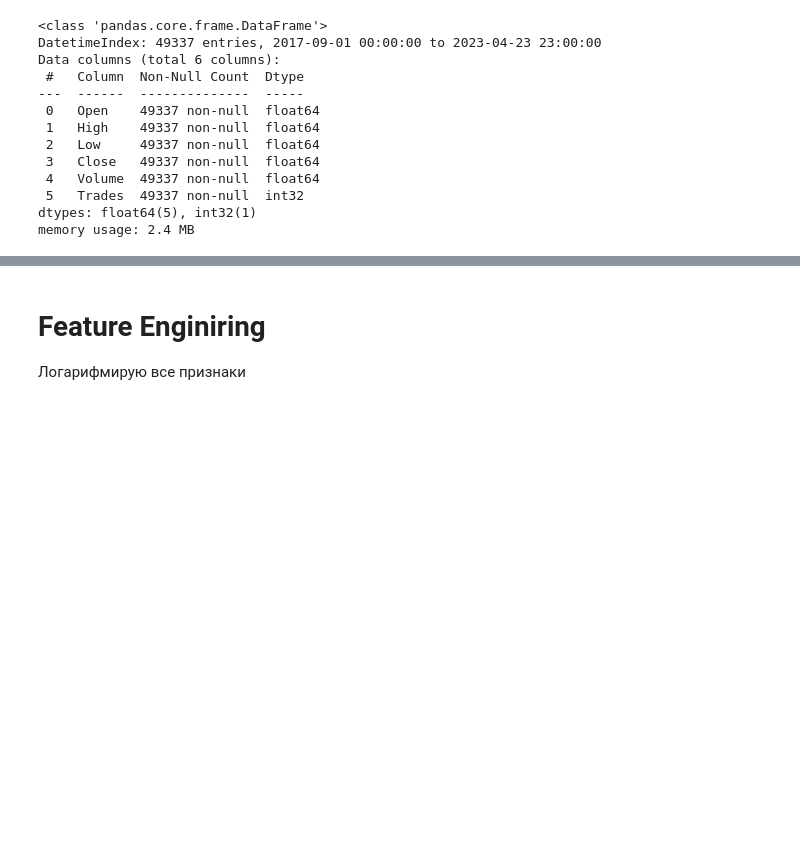
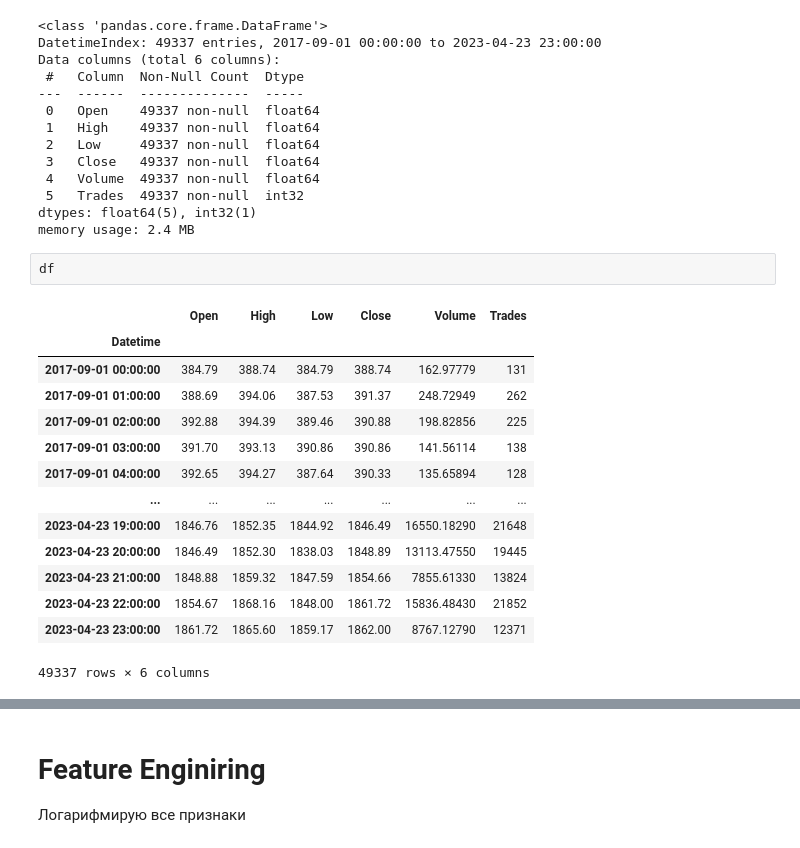
Before and after one commit to Chepell/SF_DS_Pro, a Jupyter notebook: 01_TensorFlow/ETH_Baseline_Classification.ipynb, the cells around one changed output, grey strips where cells are left out. Cells and saved outputs as stored; diff of their text form; blank space fills up the shorter version.

```diff
--- a/01_TensorFlow/ETH_Baseline_Classification.ipynb
+++ b/01_TensorFlow/ETH_Baseline_Classification.ipynb
@@ -95,3 +96,20 @@ Data columns (total 6 columns):
  5   Trades  49337 non-null  int32
 dtypes: float64(5), int32(1)
 memory usage: 2.4 MB
+# %%
+df
+# %% [output]
+|  | Open | High | Low | Close | Volume | Trades |
+| Datetime |  |  |  |  |  |  |
+| 2017-09-01 00:00:00 | 384.79 | 388.74 | 384.79 | 388.74 | 162.97779 | 131 |
+| 2017-09-01 01:00:00 | 388.69 | 394.06 | 387.53 | 391.37 | 248.72949 | 262 |
+| 2017-09-01 02:00:00 | 392.88 | 394.39 | 389.46 | 390.88 | 198.82856 | 225 |
+| 2017-09-01 03:00:00 | 391.70 | 393.13 | 390.86 | 390.86 | 141.56114 | 138 |
+| 2017-09-01 04:00:00 | 392.65 | 394.27 | 387.64 | 390.33 | 135.65894 | 128 |
+| ... | ... | ... | ... | ... | ... | ... |
+| 2023-04-23 19:00:00 | 1846.76 | 1852.35 | 1844.92 | 1846.49 | 16550.18290 | 21648 |
+| 2023-04-23 20:00:00 | 1846.49 | 1852.30 | 1838.03 | 1848.89 | 13113.47550 | 19445 |
+| 2023-04-23 21:00:00 | 1848.88 | 1859.32 | 1847.59 | 1854.66 | 7855.61330 | 13824 |
+| 2023-04-23 22:00:00 | 1854.67 | 1868.16 | 1848.00 | 1861.72 | 15836.48430 | 21852 |
+| 2023-04-23 23:00:00 | 1861.72 | 1865.60 | 1859.17 | 1862.00 | 8767.12790 | 12371 |
+49337 rows × 6 columns
```
Also changed, not shown: parts of 7 cells of this notebook, 1 other file.
